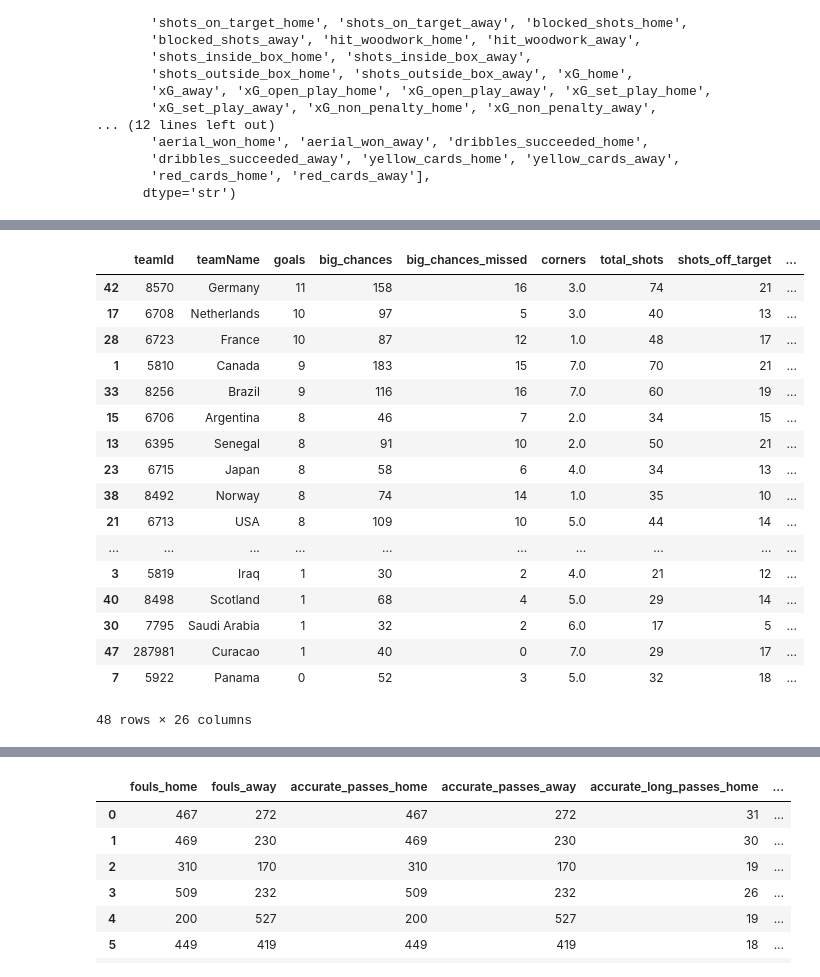
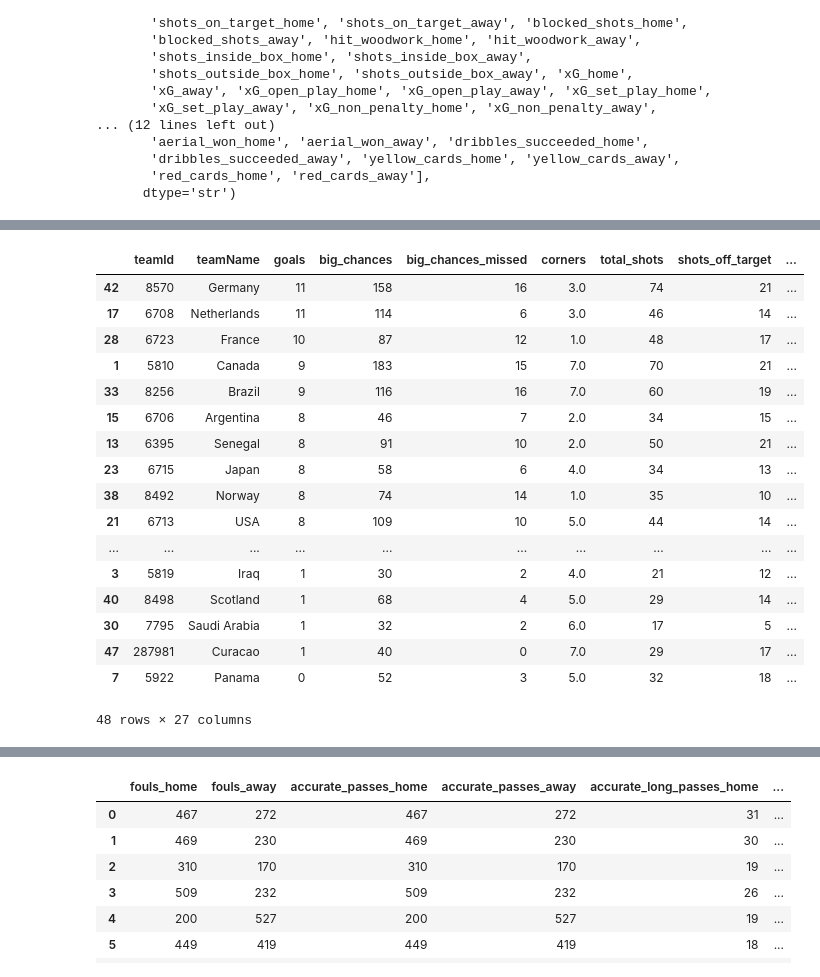
Before and after one commit to bolaxel/wcup26, a Jupyter notebook: cleaning.ipynb, the cells around one changed output, grey strips where cells are left out. Saved outputs shown, nothing was run; the diff lists cells and outputs as text; code cells hidden in the pictures.

```diff
--- a/cleaning.ipynb
+++ b/cleaning.ipynb
@@ -166,7 +171,7 @@ ball_possession_df
 # duel_won_home, yellow_cards_home, red_cards_home
 
 # Create a dataframe with home teams data
-home_df = df[['homeTeamName', 'homeTeamid', 'home_goals', 'big_chances_home', 'big_chances_missed_home', 'corners_home', 'total_shots_home', 'shots_off_target_home', 'blocked_shots_home',
+home_df = df[['homeTeamName', 'homeTeamid', 'home_goals', 'big_chances_home', 'big_chances_missed_home', 'corners_home', 'total_shots_home', 'shots_off_target_home', 'shots_on_target_home', 'blocked_shots_home',
               'hit_woodwork_home', 'shots_inside_box_home', 'shots_outside_box_home', 'passes_home', 'own_half_passes_home', 'opposition_half_passes_home', 'throws_home', 'touches_opp_box_home',
               'offsides_home', 'tackles_won_home', 'interceptions_home', 'blocks_home', 'clearances_home', 'keeper_saves_home', 'duel_won_home', 'yellow_cards_home', 'red_cards_home']].rename(
     columns={
@@ -178,6 +183,7 @@ home_df = df[['homeTeamName', 'homeTeamid', 'home_goals', 'big_chances_home', 'b
         'corners_home': 'corners',
         'total_shots_home': 'total_shots',
         'shots_off_target_home': 'shots_off_target',
+        'shots_on_target_home': 'shots_on_target',
         'blocked_shots_home': 'blocked_shots',
         'hit_woodwork_home': 'hit_woodwork',
         'shots_inside_box_home': 'shots_inside_box',
@@ -200,7 +206,7 @@ home_df = df[['homeTeamName', 'homeTeamid', 'home_goals', 'big_chances_home', 'b
 )
 
 # Create a dataframe with away teams data
-away_df = df[['awayTeamName', 'awayTeamid', 'away_goals', 'big_chances_away', 'big_chances_missed_away', 'corners_away', 'total_shots_away', 'shots_off_target_away', 'blocked_shots_away',
+away_df = df[['awayTeamName', 'awayTeamid', 'away_goals', 'big_chances_away', 'big_chances_missed_away', 'corners_away', 'total_shots_away', 'shots_off_target_away', 'shots_on_target_away', 'blocked_shots_away',
               'hit_woodwork_away', 'shots_inside_box_away', 'shots_outside_box_away', 'passes_away', 'own_half_passes_away', 'opposition_half_passes_away', 'throws_away', 'touches_opp_box_away',
               'offsides_away', 'tackles_won_away', 'interceptions_away', 'blocks_away', 'clearances_away', 'keeper_saves_away', 'duel_won_away', 'yellow_cards_away', 'red_cards_away']].rename(
     columns={
@@ -212,6 +218,7 @@ away_df = df[['awayTeamName', 'awayTeamid', 'away_goals', 'big_chances_away', 'b
         'corners_away': 'corners',
         'total_shots_away': 'total_shots',
         'shots_off_target_away': 'shots_off_target',
+        'shots_on_target_away': 'shots_on_target',
         'blocked_shots_away': 'blocked_shots',
         'hit_woodwork_away': 'hit_woodwork',
         'shots_inside_box_away': 'shots_inside_box',
@@ -222,35 +229,35 @@ away_df = df[['awayTeamName', 'awayTeamid', 'away_goals', 'big_chances_away', 'b
         'throws_away': 'throws',
         'touches_opp_box_away': 'touches_opp_box',
         'offsides_away': 'offsides',
         'tackles_won_away': 'tackles_won',
         'interceptions_away': 'interceptions',
         'blocks_away': 'blocks',
         'clearances_away': 'clearances',
         'keeper_saves_away': 'keeper_saves',
         'duel_won_away': 'duel_won',
         'yellow_cards_away': 'yellow_cards',
         'red_cards_away': 'red_cards'
     }
 )
 
 # Stack both dataframes together
 teams_goals = pd.concat([home_df, away_df], ignore_index=True)
 
 # Sum
 sum_df = (
     teams_goals
-    .groupby(['teamId', 'teamName'], as_index=False)[['goals', 'big_chances', 'big_chances_missed', 'corners', 'total_shots', 'shots_off_target', 'blocked_shots', 'hit_woodwork', 'shots_inside_box',
+    .groupby(['teamId', 'teamName'], as_index=False)[['goals', 'big_chances', 'big_chances_missed', 'corners', 'total_shots', 'shots_off_target', 'shots_on_target', 'blocked_shots', 'hit_woodwork', 'shots_inside_box',
                                                       'shots_outside_box', 'passes', 'own_half_passes', 'opposition_half_passes', 'throws', 'touches_opp_box', 'offsides', 'tackles_won', 'interceptions',
                                                       'blocks', 'clearances', 'keeper_saves', 'duel_won', 'yellow_cards', 'red_cards']]
     .sum()
     .sort_values('goals', ascending=False)
 )
 
 sum_df
 # %% [output]
 |  | teamId | teamName | goals | big_chances | big_chances_missed | corners | total_shots | shots_off_target | ... |
 | 42 | 8570 | Germany | 11 | 158 | 16 | 3.0 | 74 | 21 | ... |
-| 17 | 6708 | Netherlands | 10 | 97 | 5 | 3.0 | 40 | 13 | ... |
+| 17 | 6708 | Netherlands | 11 | 114 | 6 | 3.0 | 46 | 14 | ... |
 | 28 | 6723 | France | 10 | 87 | 12 | 1.0 | 48 | 17 | ... |
 | 1 | 5810 | Canada | 9 | 183 | 15 | 7.0 | 70 | 21 | ... |
 | 33 | 8256 | Brazil | 9 | 116 | 16 | 7.0 | 60 | 19 | ... |
@@ -265,7 +272,7 @@ sum_df
 | 30 | 7795 | Saudi Arabia | 1 | 32 | 2 | 6.0 | 17 | 5 | ... |
 | 47 | 287981 | Curacao | 1 | 40 | 0 | 7.0 | 29 | 17 | ... |
 | 7 | 5922 | Panama | 0 | 52 | 3 | 5.0 | 32 | 18 | ... |
-48 rows × 26 columns
+48 rows × 27 columns
 # %%
 # clean columns 467 (90%)
 # fouls_home, accurate_passes_home, accurate_long_passes_home, accurate_crosses_home, ground_duels_won_home, aerial_won_home, dribbles_succeeded_home
```
Also changed, not shown: parts of 9 cells of this notebook, 2 other files.
